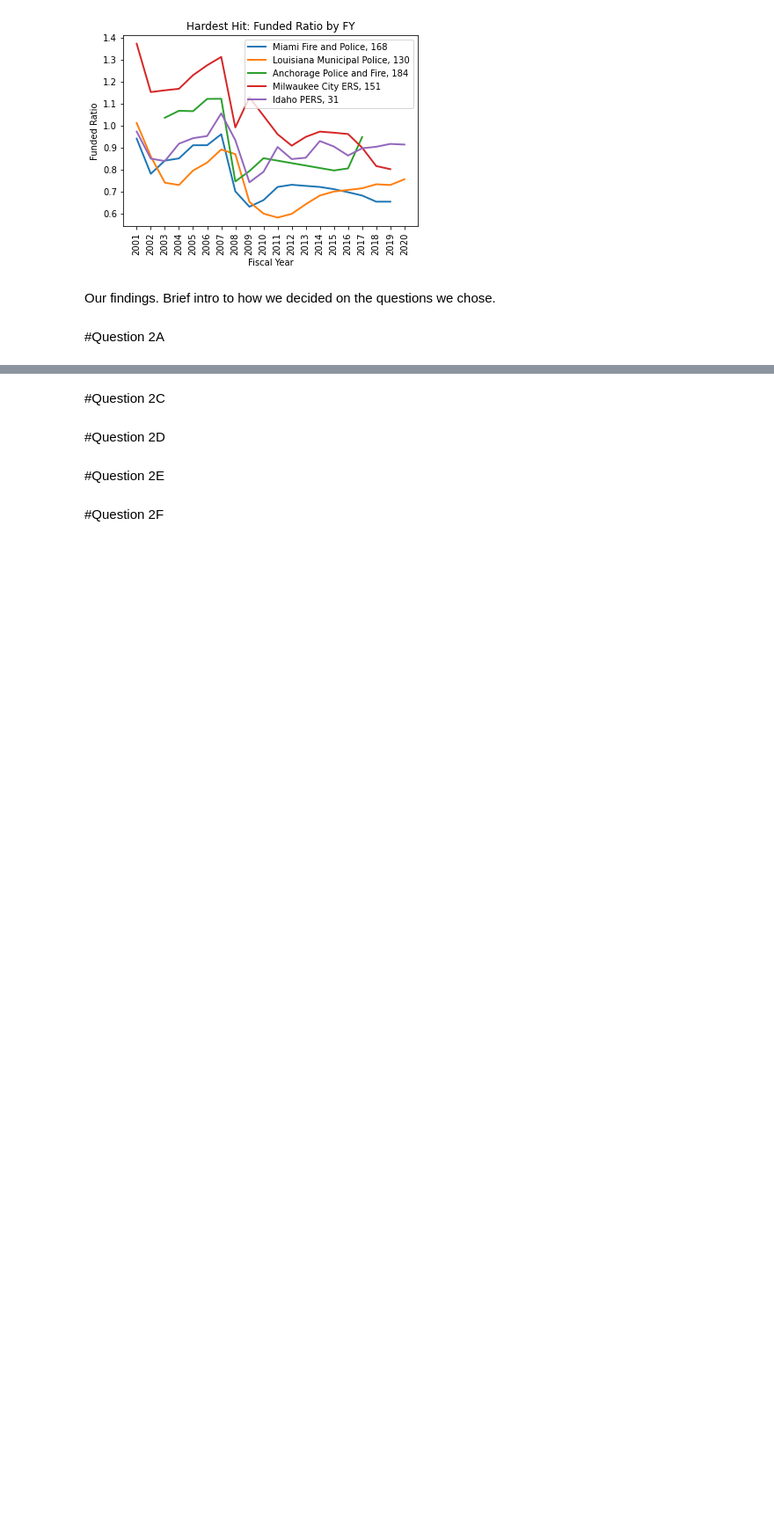
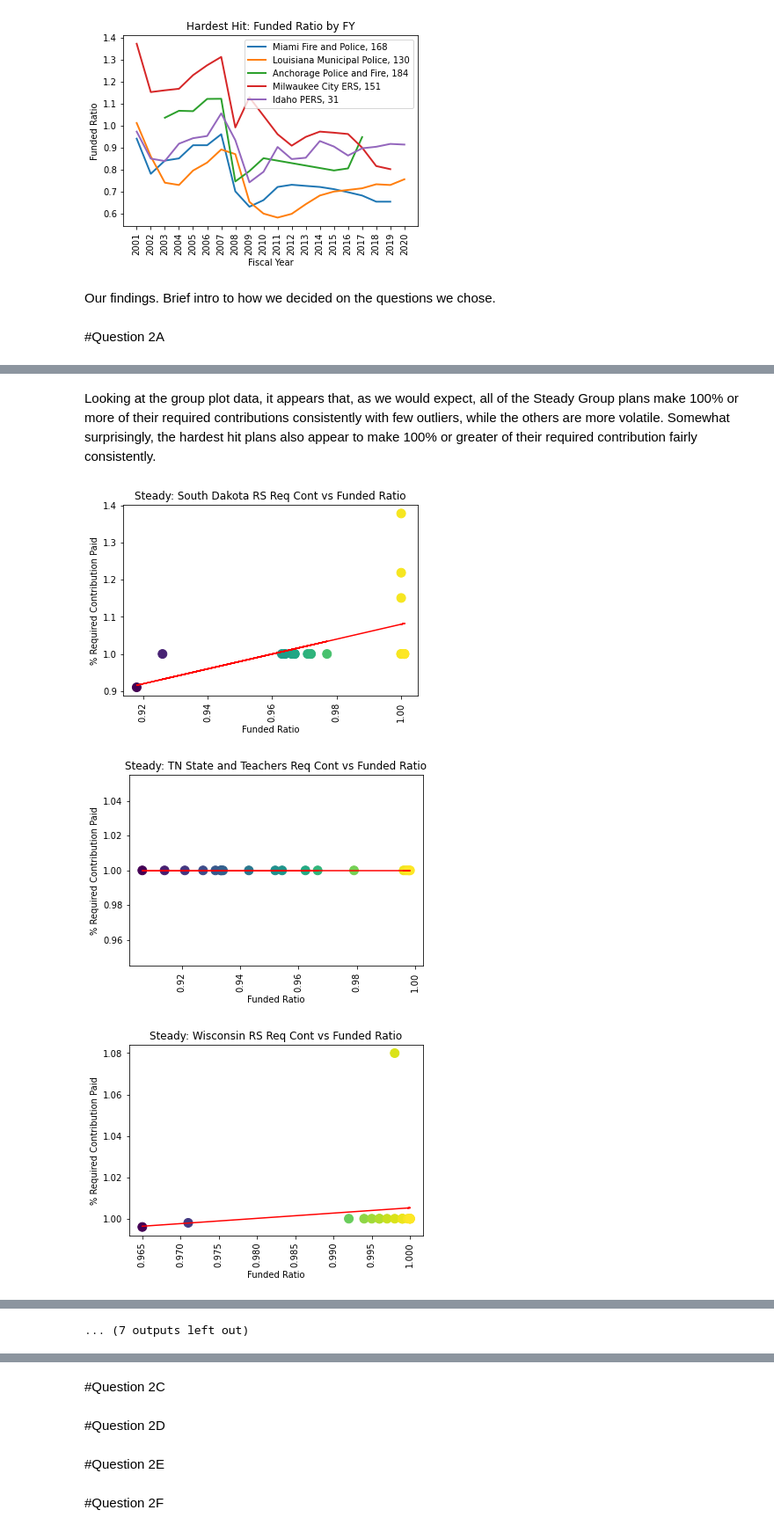
Before and after one commit to DeltaDeutsch/PPD-Group-Project, a Jupyter notebook: PPD Group Final.ipynb, the cells around one changed output, grey strips where cells are left out. Shown at 88% size. Cells and saved outputs as stored; diff of their text form; code cells hidden in the pictures; blank space fills up the shorter version.

```diff
--- a/PPD Group Final.ipynb
+++ b/PPD Group Final.ipynb
@@ -260,0 +290,28 @@ Our findings.  Brief intro to how we decided on the questions we chose.
+# %% [markdown]
+Looking at the group plot data, it appears that, as we would expect, all of the Steady Group plans make 100% or more of their required contributions consistently with few outliers, while the others are more volatile.  Somewhat surprisingly, the hardest hit plans also appear to make 100% or greater of their required contribution fairly consistently.
+# %%
+#Plot %required contribution versus funded ratio for individual plans
+for key,value in study_plans_dict.items():
+    for plans in value:
+        plan_x=plan_test_data_df[plan_test_data_df["ppd_id"]==plans]
+        plan_x_fundrat=plan_x["ActFundedRatio_GASB"]
+        plan_x_contpaid=plan_x["PercentReqContPaid"]
+        plan_x_fy=plan_x["fy"]
+        plan_x_name=plan_data_df.loc[plan_data_df['ppd_id'] == plans, 'PlanName'].iloc[0]
+        plt.title(f'{key}: {plan_x_name} Req Cont vs Funded Ratio')
+        plt.ylabel("% Required Contribution Paid")
+        plt.xlabel("Funded Ratio")
+        plt.scatter(plan_x_fundrat,plan_x_contpaid,c=plan_x_fundrat, s=100)
+        plt.xticks(rotation=90)
+        x_values = plan_test_data_df.loc[plan_test_data_df["ppd_id"]==plans,"ActFundedRatio_GASB"]
+        y_values = plan_test_data_df.loc[plan_test_data_df["ppd_id"]==plans,"PercentReqContPaid"]
+        (slope, intercept, rvalue, pvalue, stderr) = st.linregress(x_values, y_values)
+        regress_values = x_values * slope + intercept
+        line_eq = "y = " + str(round(slope,2)) + "x + " + str(round(intercept,2))
+        plt.plot(x_values,regress_values,"r-")
+        plt.savefig(f'plot images/{key}_{plans}_fundrat_contpaid.png')
+        plt.show()
+# %% [output]
+[figure, added]
+[figure, added]
+[figure, added]
@@ -260,0 +327 @@ Our findings.  Brief intro to how we decided on the questions we chose.
+... (7 outputs left out)
```
Also changed, not shown: parts of 6 cells of this notebook, 23 other files.
